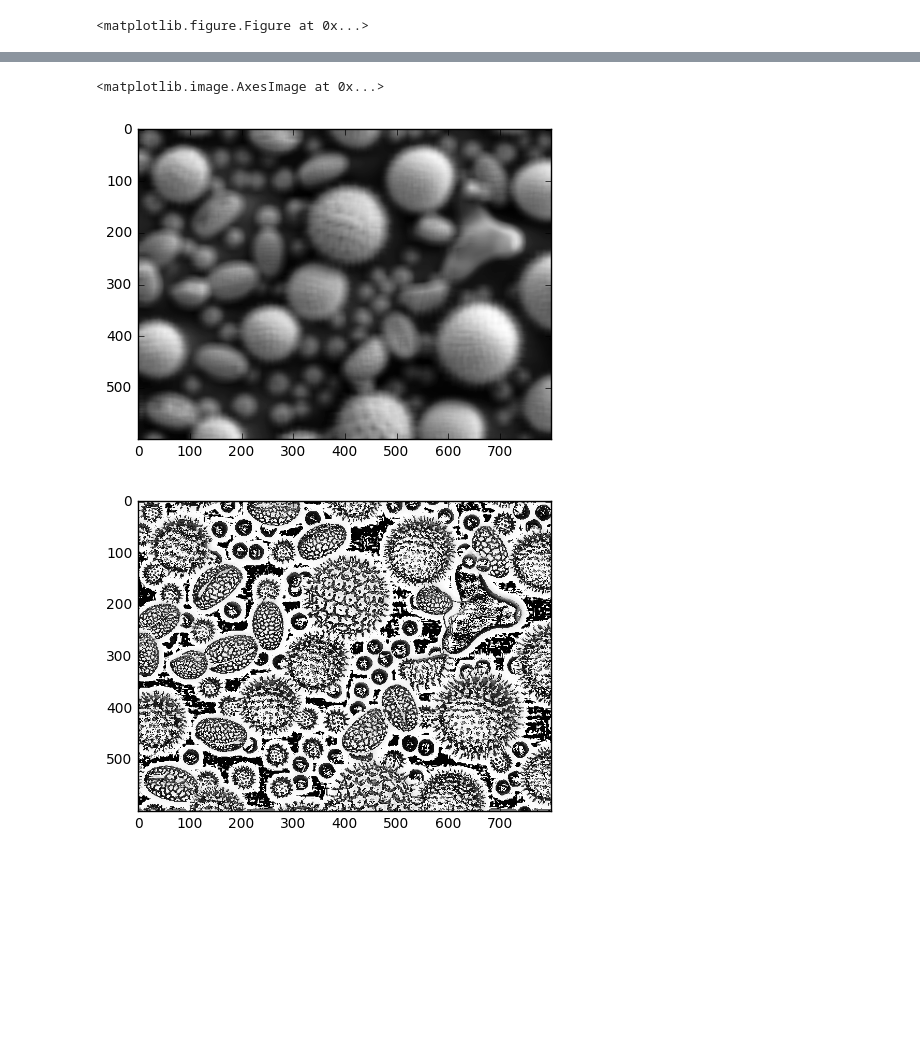
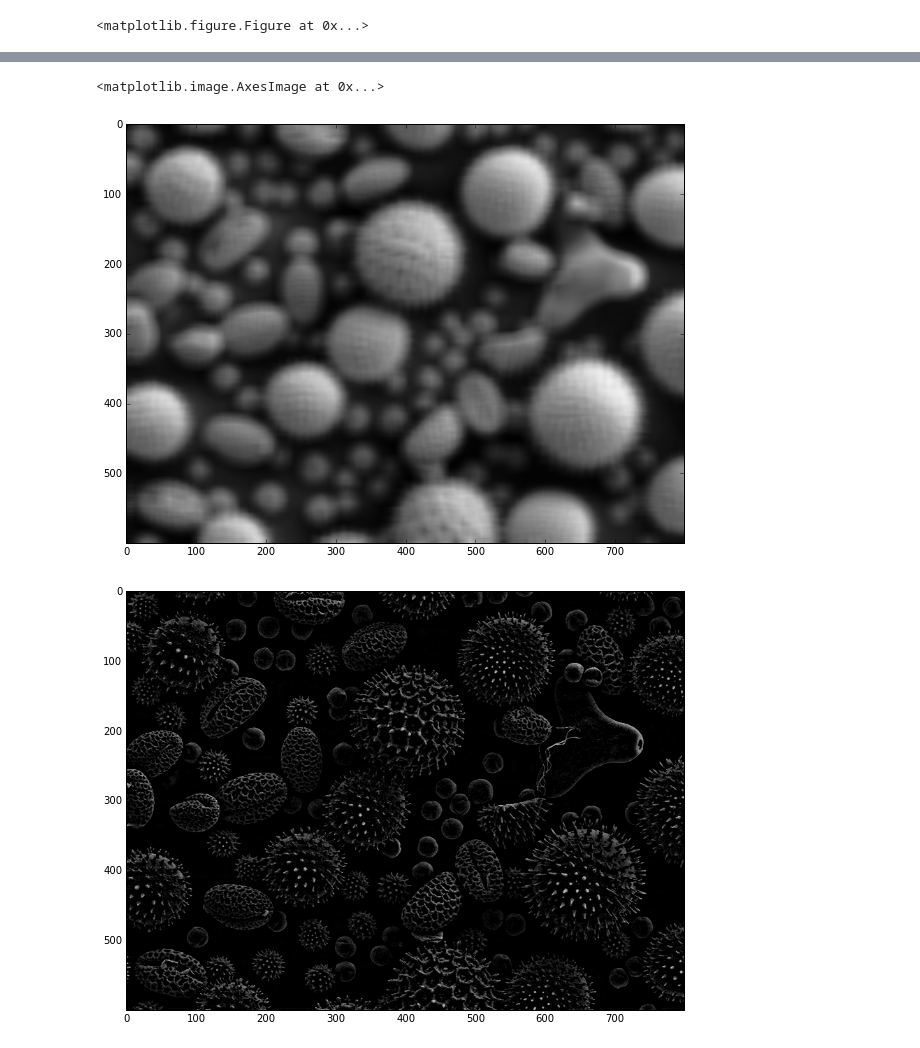
Before and after one commit to southpaw94/ECE437_Project1, a Jupyter notebook: Pollen.ipynb, the cells around one changed output, grey strips where cells are left out. Drawn from its saved outputs; the diff is of its cells as text; code cells hidden in the pictures; blank space fills up the shorter version.

```diff
--- a/Pollen.ipynb
+++ b/Pollen.ipynb
@@ -8,6 +8,7 @@ from scipy.ndimage.filters import correlate, convolve
 %autoreload 2
 
 %matplotlib inline
+plt.rcParams['figure.figsize'] = (10, 10)
 plt.set_cmap('Greys_r')
 # %% [output]
 The autoreload extension is already loaded. To reload it, use:
@@ -15,7 +16,7 @@ The autoreload extension is already loaded. To reload it, use:
 <matplotlib.figure.Figure at 0x...>
 # %%
 # Load and display original image
-pollen = np.array(Image.open('./Pollen.png'))
+pollen = np.array(Image.open('./Pollen.png')).astype(np.float32) / 255.
 print(pollen.shape)
 plt.imshow(pollen)
 plt.show()
@@ -50,15 +50,15 @@ plt.show()
 filt20_shape = (20, 20)
 filt20 = np.ones(filt20_shape) / np.prod(filt20_shape)
 pollen_lin_filt20 = correlate(pollen, filt20)
-plt.imshow(pollen_lin_filt20)
+plt.imshow(pollen_lin_filt20, vmin=0., vmax=1.)
 # %% [output]
 <matplotlib.image.AxesImage at 0x...>
-[figure, old version]
+[figure, new version]
 # %%
 pollen_subt20 = pollen - pollen_lin_filt20
-plt.imshow(pollen_subt20)
+plt.imshow(pollen_subt20, vmin=0., vmax=1.)
 plt.show()
 # %% [output]
-[figure, old version]
+[figure, new version]
 # %%
 pollen_add = pollen + pollen_subt20
```
Also changed, not shown: parts of 5 cells of this notebook, 2 other files.
